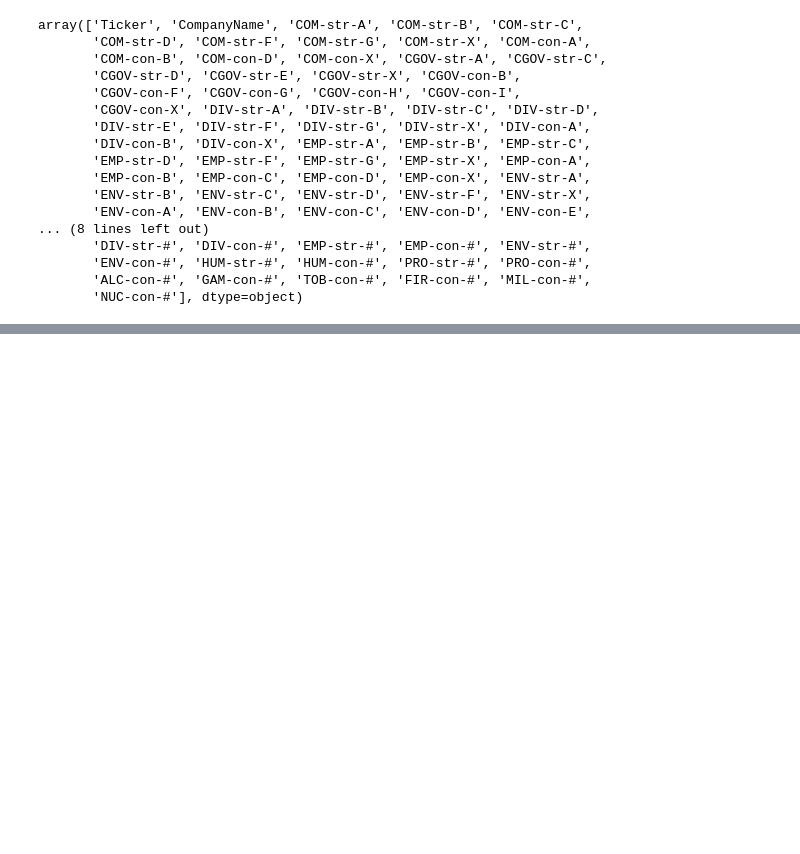
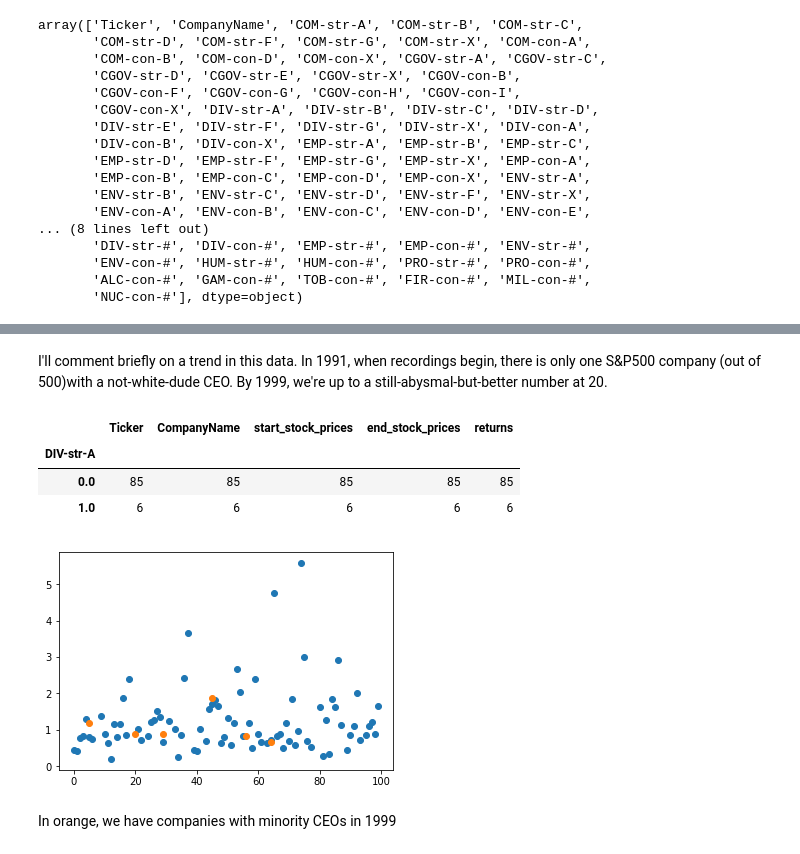
Before and after one commit to chelseatroy/fund_scale, a Jupyter notebook: data_explo/Exploring S&P Ethical Index Data.ipynb, the cells around one changed output, grey strips where cells are left out. Saved outputs shown, nothing was run; the diff lists cells and outputs as text; code cells hidden in the pictures; blank space fills up the shorter version.

```diff
--- a/data_explo/Exploring S&P Ethical Index Data.ipynb
+++ b/data_explo/Exploring S&P Ethical Index Data.ipynb
@@ -172 +166,7 @@ minimum_data.head()
 5 rows × 116 columns
+# %%
+#Let's filter this down to only those companies for which we have
+# a starting and ending stock price over this period.
+yes_start_date = minimum_data[minimum_data['start_stock_prices'].notnull()]
+yes_end_date = yes_start_date[yes_start_date['end_stock_prices'].notnull()]
+yes_end_date.head()
@@ -172,0 +185,3 @@ minimum_data.head()
+# %%
+div_str_a = yes_end_date[['Ticker', 'CompanyName', 'DIV-str-A', 'start_stock_prices', 'end_stock_prices']]
+div_str_a.head()
@@ -172,0 +195,3 @@ minimum_data.head()
+# %%
+div_str_a['returns'] = div_str_a['end_stock_prices'] / div_str_a['start_stock_prices']
+div_str_a.head()
@@ -172,0 +210,22 @@ minimum_data.head()
+# %% [markdown]
+I'll comment briefly on a trend in this data. In 1991, when recordings begin, there is only one S&P500 company (out of 500)with a not-white-dude CEO. By 1999, we're up to a still-abysmal-but-better number at 20.
+# %%
+div_str_a.groupby(['DIV-str-A']).count()
+# %% [output]
+|  | Ticker | CompanyName | start_stock_prices | end_stock_prices | returns |
+| DIV-str-A |  |  |  |  |  |
+| 0.0 | 85 | 85 | 85 | 85 | 85 |
+| 1.0 | 6 | 6 | 6 | 6 | 6 |
+# %%
+import matplotlib.pyplot as plt
+import random
+%matplotlib inline
+
+for title, group in div_str_a.groupby('DIV-str-A'):
+    my_randoms = random.sample(range(100), len(group))
+    returns = list(group['returns'])
+    plt.scatter(x=my_randoms, y=returns)
+# %% [output]
+[figure, added]
+# %% [markdown]
+In orange, we have companies with minority CEOs in 1999
```
Also changed, not shown: parts of 17 cells of this notebook.
